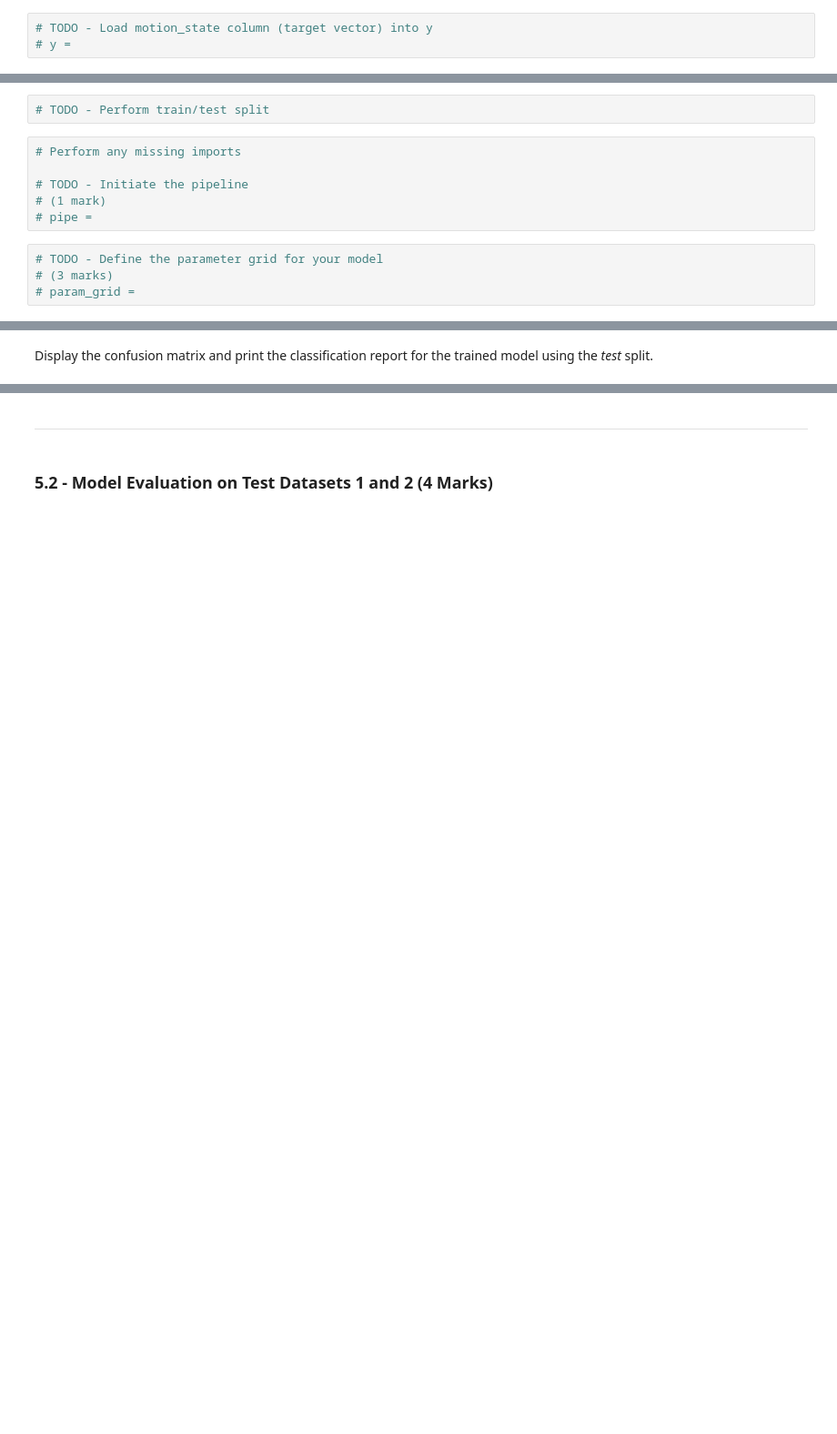
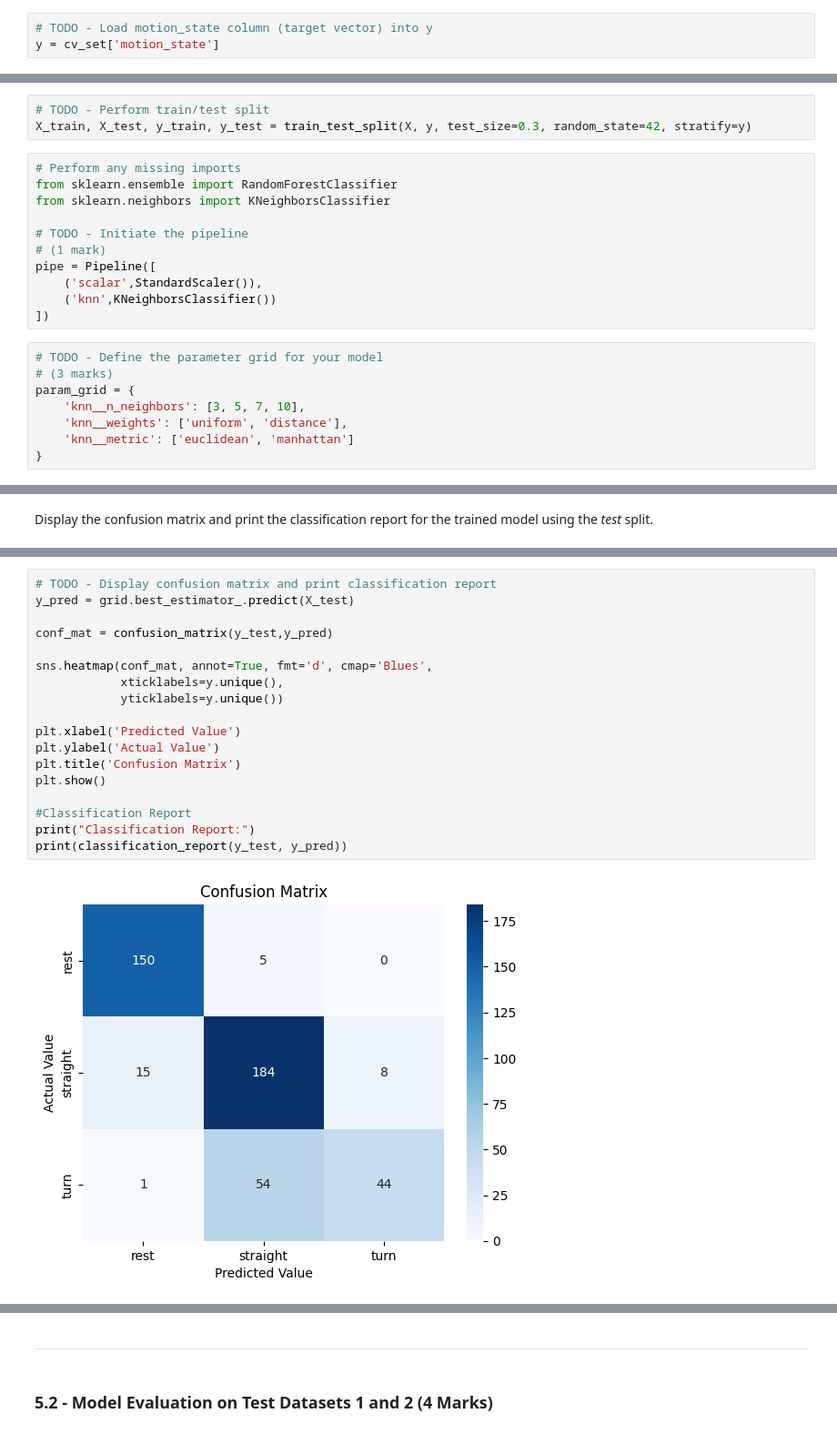
Before and after one commit to Divya-Bhavsar03/engg680_2024_fall, a Jupyter notebook: Lab_Assignment4/Assignment 4.ipynb, the cells around one changed output, grey strips where cells are left out. Shown at 91% size. Saved outputs shown, nothing was run; the diff lists cells and outputs as text; blank space fills up the shorter version.

```diff
--- a/Lab_Assignment4/Assignment 4.ipynb
+++ b/Lab_Assignment4/Assignment 4.ipynb
@@ -1156,6 +1160,6 @@ X.head(2)
 # %%
 # TODO - Load motion_state column (target vector) into y
-# y =
+y = cv_set['motion_state']
 # %% [markdown]
 ___
 # %% [markdown]
@@ -1164,16 +1168,26 @@ ___
 Similar to the steps from **1.2.2** and perform model training and tuning using for the model selected. Perform the `train_test_split`, initiate a `Pipeline`, then define the *Parameters* for `GridSearchCV`. Finally, perfrom the grid search.
 # %%
 # TODO - Perform train/test split
+X_train, X_test, y_train, y_test = train_test_split(X, y, test_size=0.3, random_state=42, stratify=y)
 # %%
 # Perform any missing imports
+from sklearn.ensemble import RandomForestClassifier
+from sklearn.neighbors import KNeighborsClassifier
 
 # TODO - Initiate the pipeline
 # (1 mark)
-# pipe =
+pipe = Pipeline([
+    ('scalar',StandardScaler()),
+    ('knn',KNeighborsClassifier())
+])
 # %%
 # TODO - Define the parameter grid for your model
 # (3 marks)
-# param_grid =
+param_grid = {
+    'knn__n_neighbors': [3, 5, 7, 10],
+    'knn__weights': ['uniform', 'distance'],
+    'knn__metric': ['euclidean', 'manhattan']
+}
 # %%
 # TODO - Perform the grid search
 grid = GridSearchCV(pipe, param_grid, cv=5, scoring='accuracy', return_train_score=True)
@@ -1201,0 +1229,20 @@ Display the confusion matrix and print the classification report for the trained
+# %%
+# TODO - Display confusion matrix and print classification report
+y_pred = grid.best_estimator_.predict(X_test)
+
+conf_mat = confusion_matrix(y_test,y_pred)
+
+sns.heatmap(conf_mat, annot=True, fmt='d', cmap='Blues',
+            xticklabels=y.unique(),
+            yticklabels=y.unique())
+
+plt.xlabel('Predicted Value')
+plt.ylabel('Actual Value')
+plt.title('Confusion Matrix')
+plt.show()
+
+#Classification Report
+print("Classification Report:")
+print(classification_report(y_test, y_pred))
+# %% [output]
+[figure, added]
```
Also changed, not shown: parts of 5 cells of this notebook.
